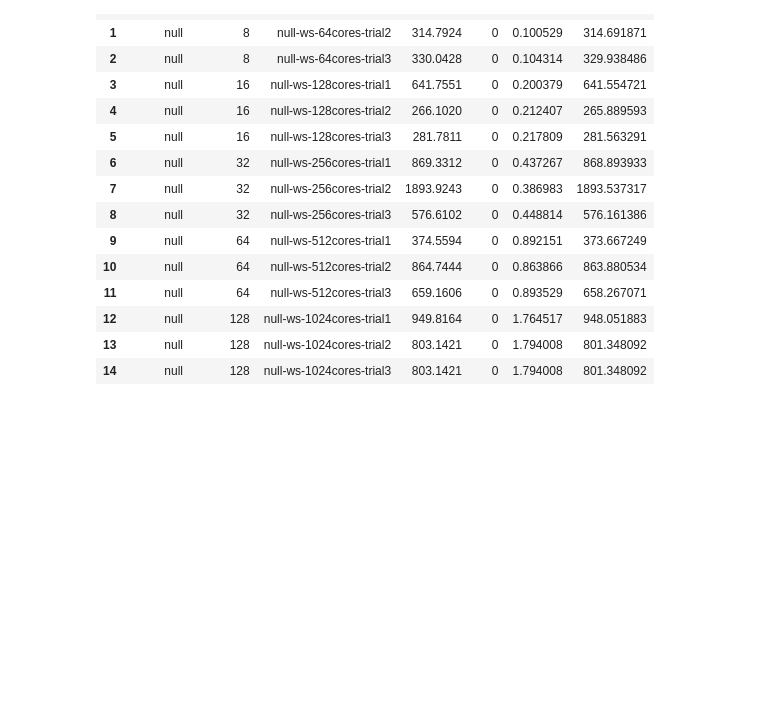
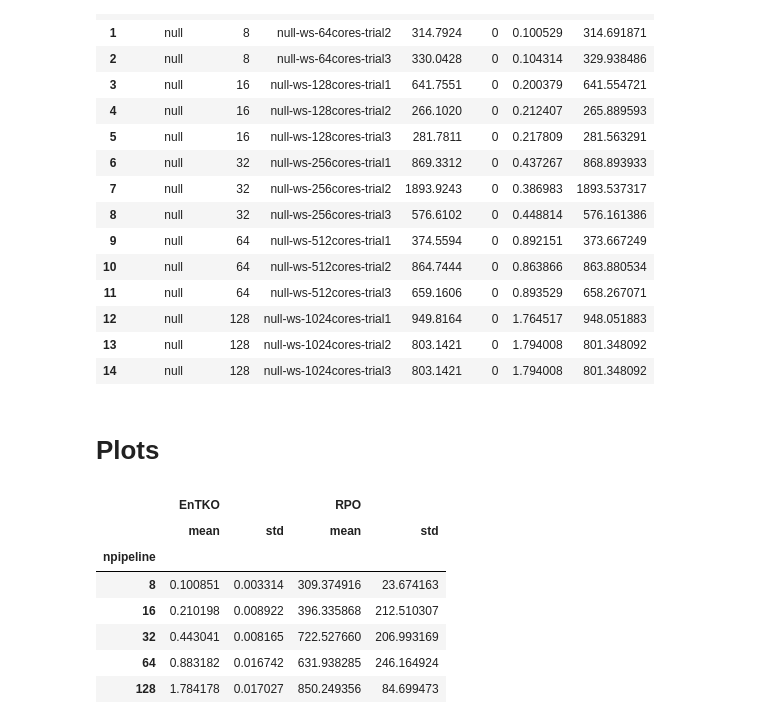
Before and after one commit to radical-experiments/htbac-experiments, a Jupyter notebook: plotter_paper.ipynb, the cells around one changed output. Drawn from its saved outputs; the diff is of its cells as text; code cells hidden in the pictures; blank space fills up the shorter version.

```diff
--- a/plotter_paper.ipynb
+++ b/plotter_paper.ipynb
@@ -199,0 +204,21 @@ display(df_workloads)
+# %% [markdown]
+# Plots
+# %%
+# Calculate mean and std for RP OverHead and EnTK OverHead
+# as a function of the number of pipelines
+overheads = df_workloads[
+    ['npipeline','RPO','EnTKO']].groupby(
+        ['npipeline']).aggregate(
+            {'RPO'  :['mean','std'],
+             'EnTKO':['mean','std']})
+
+display(overheads)
+# %% [output]
+|  | EnTKO |  | RPO |  |
+|  | mean | std | mean | std |
+| npipeline |  |  |  |  |
+| 8 | 0.100851 | 0.003314 | 309.374916 | 23.674163 |
+| 16 | 0.210198 | 0.008922 | 396.335868 | 212.510307 |
+| 32 | 0.443041 | 0.008165 | 722.527660 | 206.993169 |
+| 64 | 0.883182 | 0.016742 | 631.938285 | 246.164924 |
+| 128 | 1.784178 | 0.017027 | 850.249356 | 84.699473 |
```
Also changed, not shown: parts of 2 cells of this notebook.
